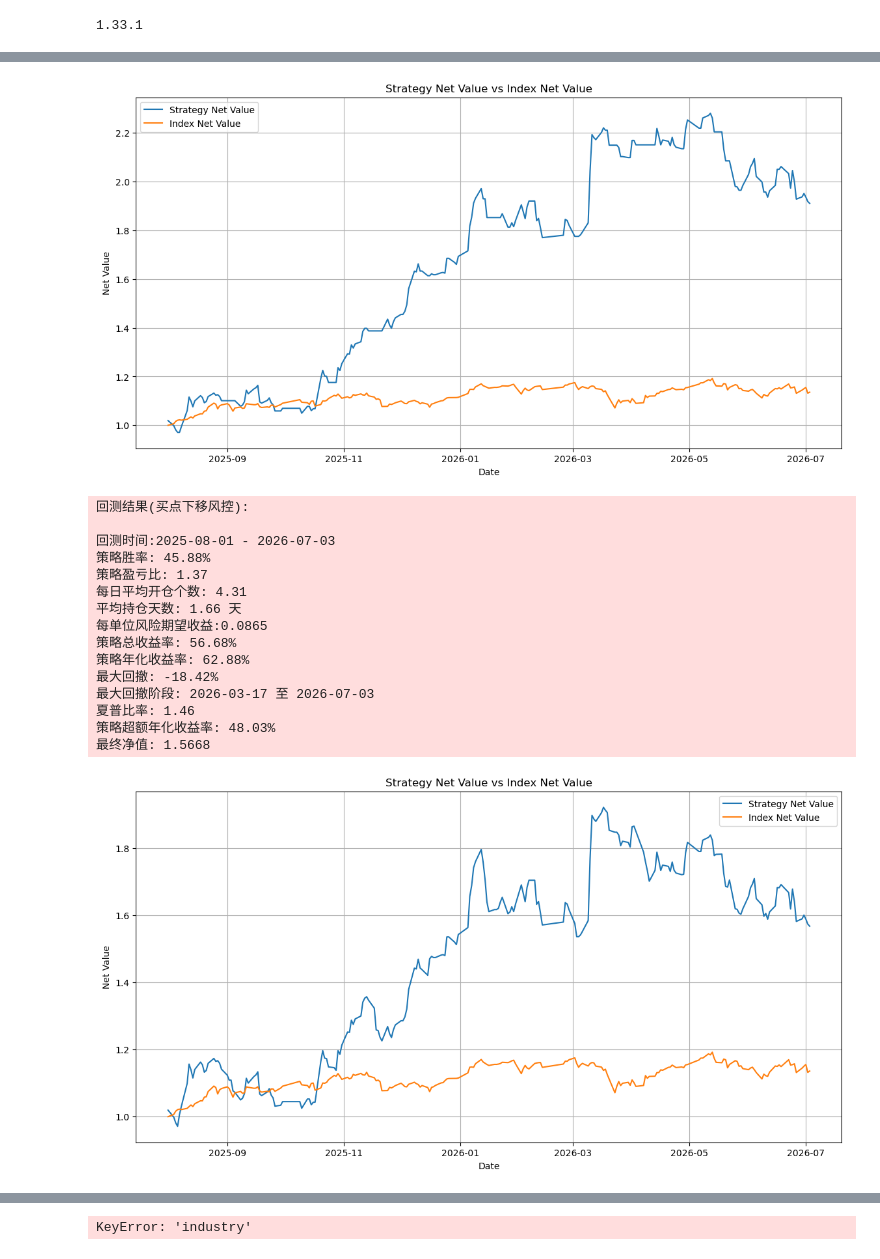
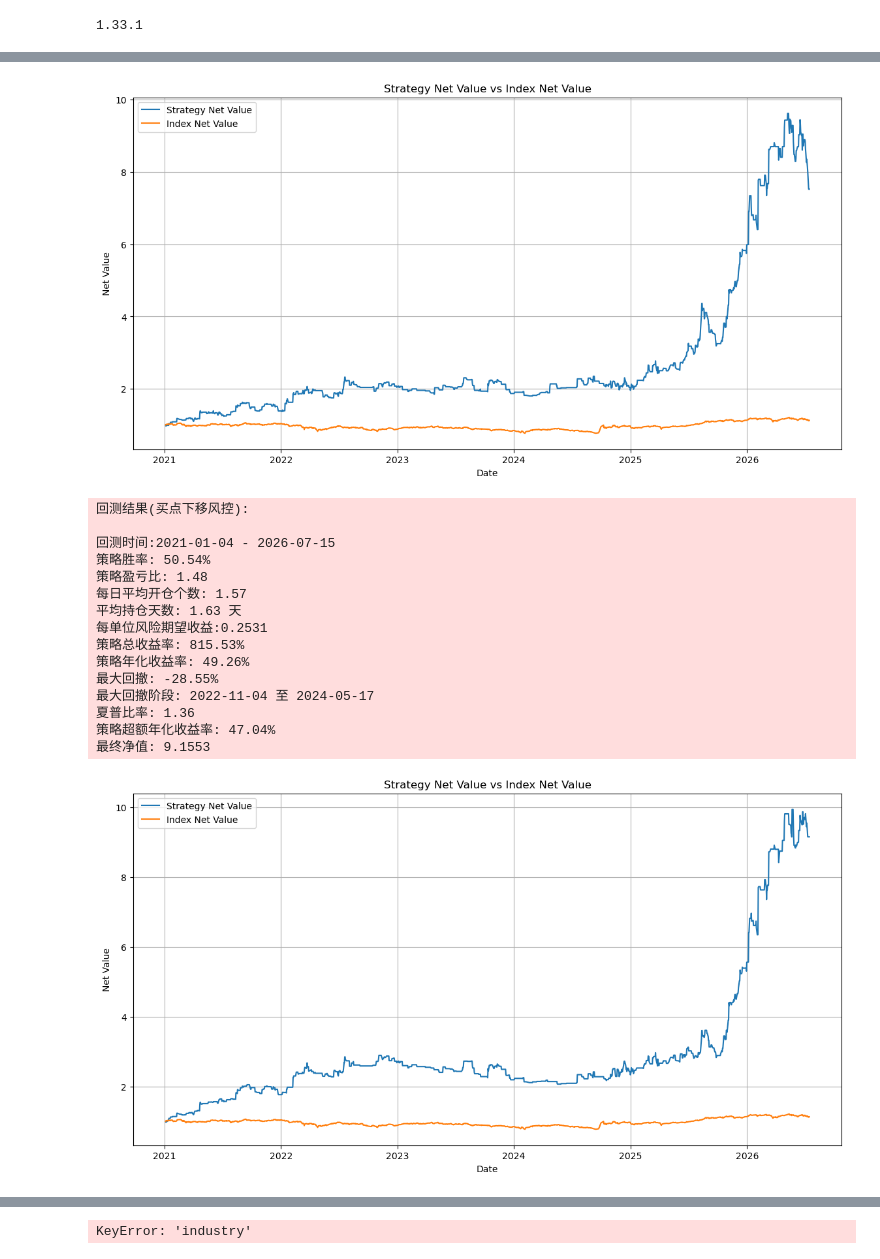
Before and after one commit to sslz1806/my_strategy, a Jupyter notebook: 回测demo.ipynb, the cells around one changed output, grey strips where cells are left out. Saved outputs shown, nothing was run; the diff lists cells and outputs as text; code cells hidden in the pictures.

```diff
--- a/回测demo.ipynb
+++ b/回测demo.ipynb
@@ -9,11 +9,11 @@ import time
 
 logging = get_logger(log_file='回测.log',inherit=False)
 
-start_date = dt.date(2024,1,1)
+start_date = dt.date(2018,1,1)
 end_date = dt.datetime.today()
 
 # 获取指定日期的日线数据
-stock_data = read_day_data(start_date=start_date,end_date=end_date,file_path='gm_stock_all_data')
+stock_data = read_day_data(start_date=start_date,end_date=end_date)
 # 将市值列除以1e8进行缩放
 stock_data = stock_data.with_columns([
    (pl.col('mv_A_free_float') / 1e8).alias('mv_A_free_float'),
@@ -175,8 +226,8 @@ filename = f"信号文件/断板低开{params_dict['low']}-{params_dict['high']}
 # 使用Python的文件操作指定编码
 #merged_df.write_csv(filename, include_bom=True)
 
-result_df1 = pd.read_csv('信号文件/断板低开-5--2.5 20251024_100549(sma7).csv',encoding='utf-8-sig')
-result_df2 = pd.read_csv('信号文件/涨停低开-5--2.5 20251016_061011(ma7).csv',encoding='utf-8-sig')
+result_df1 = pd.read_csv('信号文件/断板低开-5--2.5 只做折价.csv',encoding='utf-8-sig')
+result_df2 = pd.read_csv('信号文件/断板低开-5--2.5 折价+乖离率.csv',encoding='utf-8-sig')
 result_df3 = pd.read_csv('信号文件/断板低开-5--2.5 20251121_214049(sma7).csv',encoding='utf-8-sig') # 10日线
 
 # 1.仓位控制风控(merged_df_with_weight)
@@ -193,7 +244,7 @@ merged_df_with_weight = merged_df_with_weight.with_columns(
 merged_df_with_weight = merged_df_with_weight.with_columns(
     (pl.col("profit") * pl.col("weight")).alias("weight_profit")
 )
-merged_df_with_weight.write_csv(filename, include_bom=True)
+#merged_df_with_weight.write_csv(filename, include_bom=True)
 
 # 买点下移风控(merged_df_with_weight_adjust)
 rate_move = 0.02
@@ -227,11 +278,11 @@ result_df3['weight_profit'] = result_df3['profit'] *0.4
 #back_result =report_backtest_full(result_df, start_date = '2025-01-01', end_date='2025-12-20',profit_col='weight_profit')
 #end_date_str = '2023-12-31'
 logging.info("回测结果(不风控):")
-back_result =report_backtest_full(merged_df.to_pandas(), start_date = '2025-08-01', end_date=end_date_str,profit_col='weight_profit',)
+back_result =report_backtest_full(merged_df.to_pandas(), start_date = '2026-01-01', end_date=end_date_str,profit_col='weight_profit',)
 logging.info("回测结果(触及跌停风控):")
-back_result =report_backtest_full(merged_df_with_weight.to_pandas(), start_date = '2025-08-01', end_date=end_date_str,profit_col='weight_profit',)
+back_result =report_backtest_full(result_df1, start_date = '2021-01-01', end_date=end_date_str,profit_col='weight_profit',)
 logging.info("回测结果(买点下移风控):")
-back_result =report_backtest_full(merged_df_with_weight_adjust.to_pandas(), start_date = '2025-08-01', end_date=end_date_str,profit_col='weight_profit')
+back_result =report_backtest_full(result_df2, start_date = '2021-01-01', end_date=end_date_str,profit_col='weight_profit')
 # 将回测结果保存到日志中
 #logging.info("\n" + back_result.to_string(index=False))
 # %% [output]
@@ -272,20 +323,20 @@ back_result =report_backtest_full(merged_df_with_weight_adjust.to_pandas(), star
-[figure, old version]
+[figure, new version]
 回测结果(买点下移风控):
 
-回测时间:2025-08-01 - 2026-07-03
-策略胜率: 45.88%
-策略盈亏比: 1.37
-每日平均开仓个数: 4.31
-平均持仓天数: 1.66 天
-每单位风险期望收益:0.0865
-策略总收益率: 56.68%
-策略年化收益率: 62.88%
-最大回撤: -18.42%
-最大回撤阶段: 2026-03-17 至 2026-07-03
-夏普比率: 1.46
-策略超额年化收益率: 48.03%
-最终净值: 1.5668
+回测时间:2021-01-04 - 2026-07-15
+策略胜率: 50.54%
+策略盈亏比: 1.48
+每日平均开仓个数: 1.57
+平均持仓天数: 1.63 天
+每单位风险期望收益:0.2531
+策略总收益率: 815.53%
+策略年化收益率: 49.26%
+最大回撤: -28.55%
+最大回撤阶段: 2022-11-04 至 2024-05-17
+夏普比率: 1.36
+策略超额年化收益率: 47.04%
+最终净值: 9.1553
-[figure, old version]
+[figure, new version]
 # %%
 from my_backtester.my_backtester import Backtester
 交割数据 = merged_df_with_weight.to_pandas()
```
Also changed, not shown: parts of 5 cells of this notebook, 47 other files.
